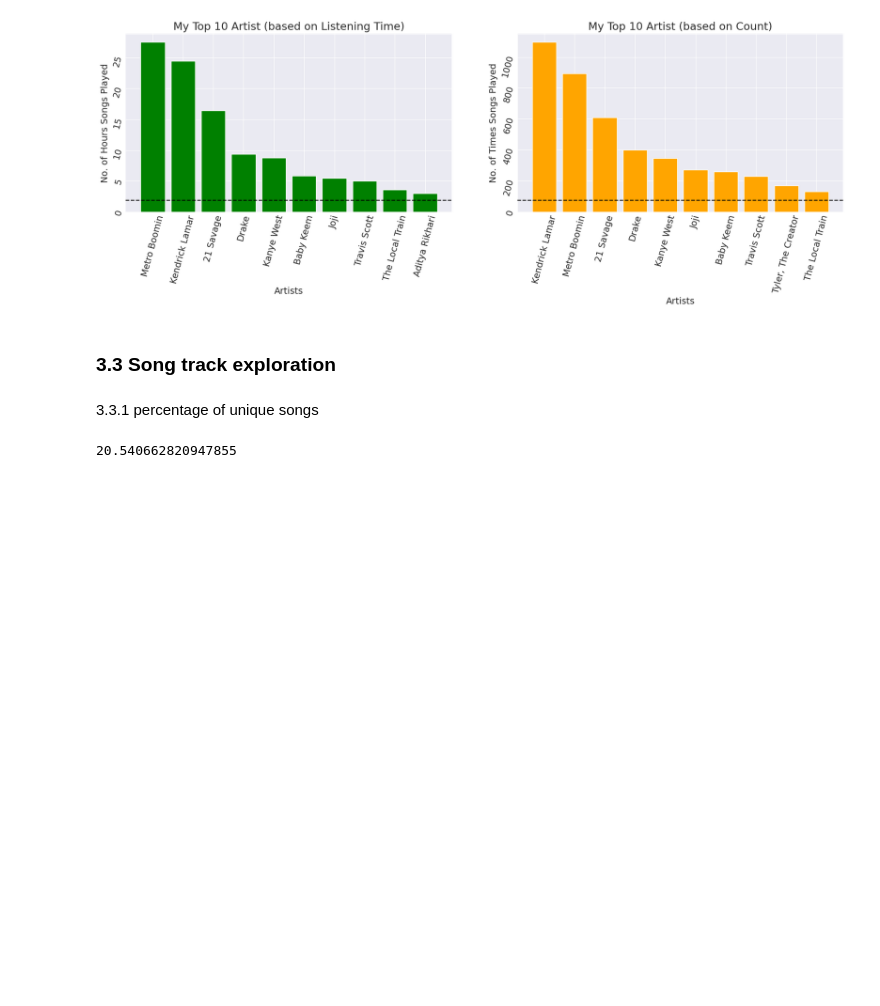
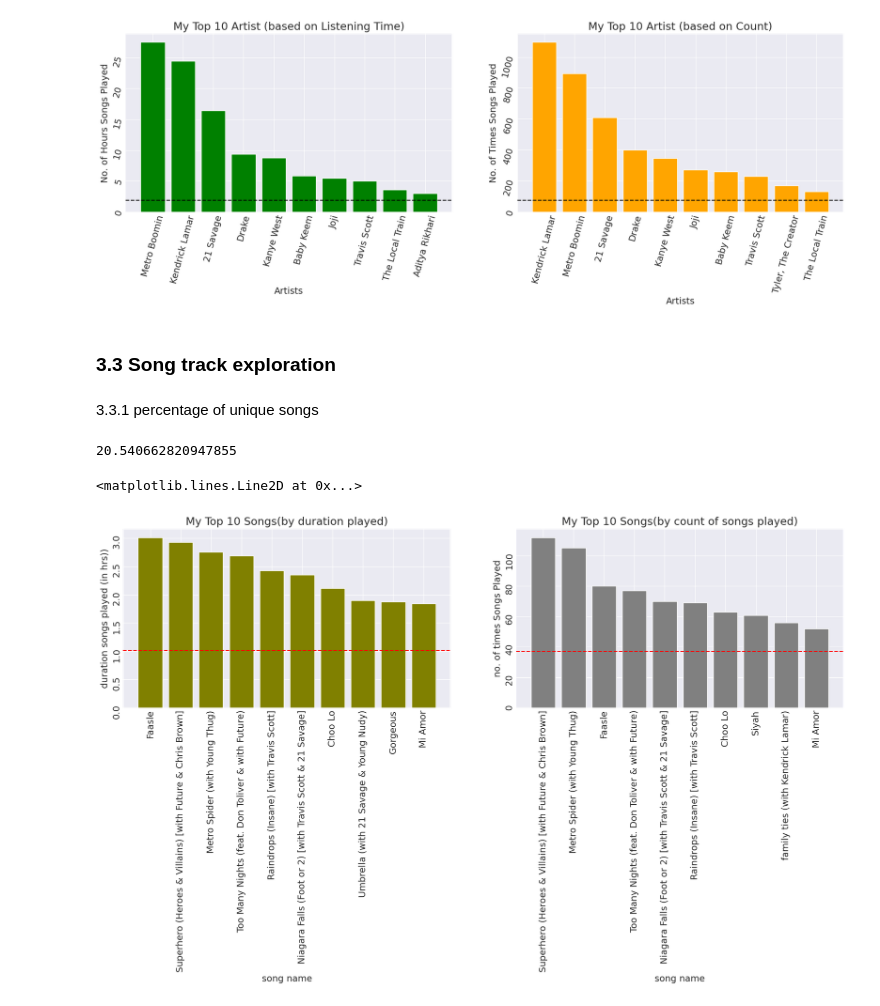
Before and after one commit to piyush-mk/SpotiStats, a Jupyter notebook: Notebook.ipynb, the cells around one changed output. Saved outputs shown, nothing was run; the diff lists cells and outputs as text; code cells hidden in the pictures; blank space fills up the shorter version.

Commit message:
song data exploration

```diff
--- a/Notebook.ipynb
+++ b/Notebook.ipynb
@@ -224,3 +224,21 @@ unique_songs_percentage = unique_songs/total_songs*100
 unique_songs_percentage
 # %% [output]
 20.540662820947855
+# %%
+top_10_songs_time_df = spotify_stream_df.groupby(["trackName"])[["Listening Time(Hours)","Listening Time(Minutes)","Count"]].sum().sort_values(by="Listening Time(Minutes)",ascending=False)
+top_10_songs_count_df = spotify_stream_df.groupby(["trackName"])[["Listening Time(Hours)","Listening Time(Minutes)","Count"]].sum().sort_values(by="Count",ascending=False)
+# %%
+fig, (ax1,ax2) = plt.subplots(1,2,figsize=(20,5))
+
+ax1.bar(top_10_songs_time_df.head(10).index,top_10_songs_time_df["Listening Time(Hours)"].head(10), color="olive")
+ax1.set(title="My Top 10 Songs(by duration played)",xlabel="song name",ylabel="duration songs played (in hrs))")
+ax1.tick_params(labelrotation=90)
+ax1.axhline(top_10_songs_time_df["Listening Time(Hours)"][:100].mean(), linestyle="--", color="r")
+
+ax2.bar(top_10_songs_count_df.head(10).index,top_10_songs_count_df["Count"].head(10), color="gray")
+ax2.set(title="My Top 10 Songs(by count of songs played)",xlabel="song name",ylabel="no. of times Songs Played")
+ax2.tick_params(labelrotation=90)
+ax2.axhline(top_10_songs_count_df["Count"][:100].mean(), linestyle="--", color="r")
+# %% [output]
+<matplotlib.lines.Line2D at 0x...>
+[figure, added]
```
Also changed, not shown: parts of 3 cells of this notebook.
